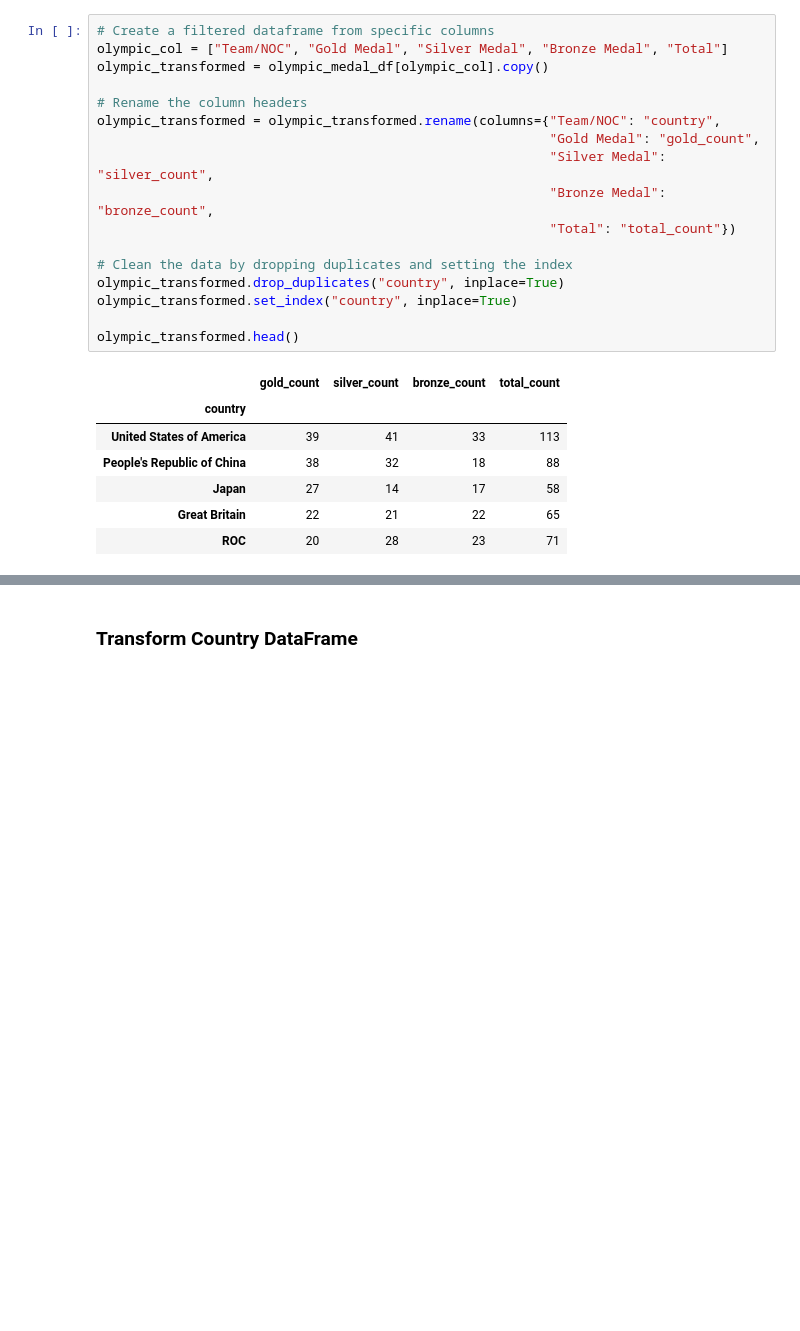
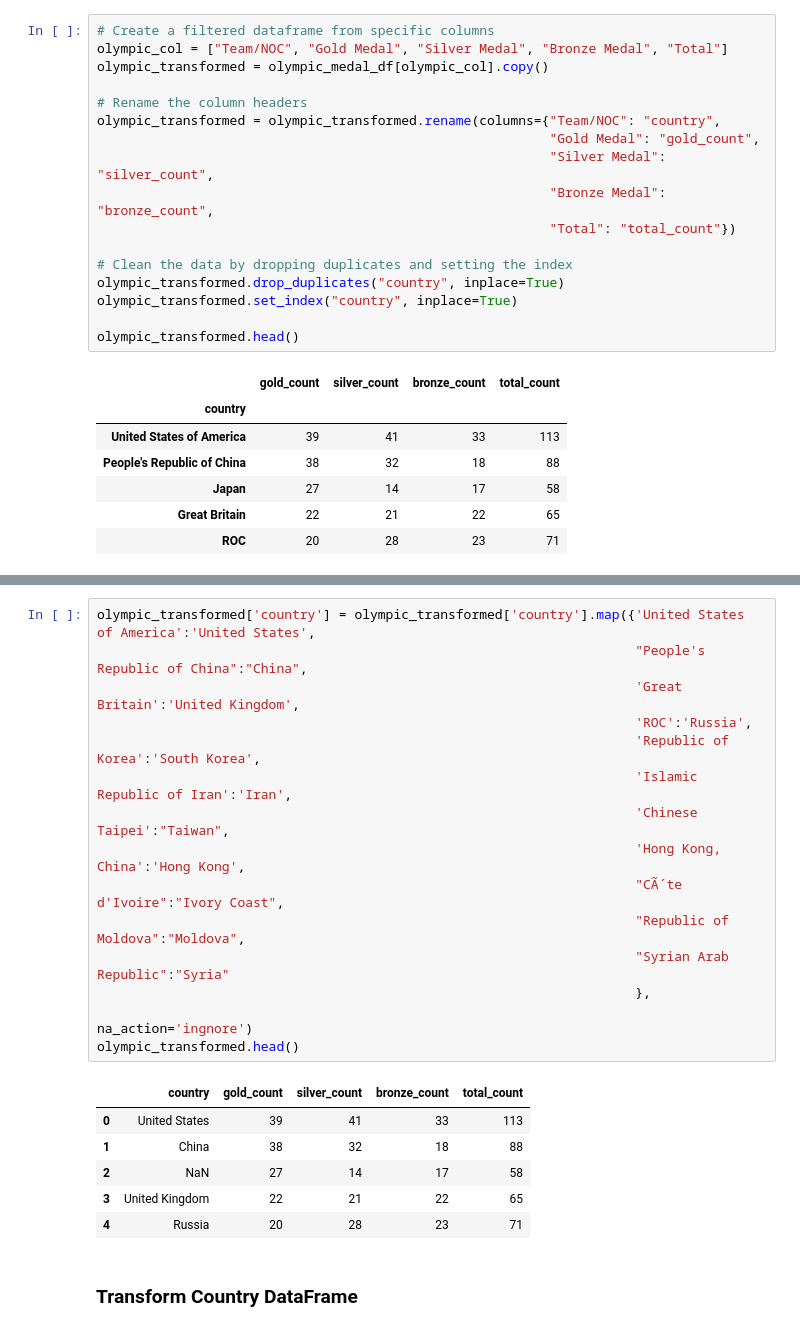
Before and after one commit to douglas-robertson/ETL-Project, a Jupyter notebook: pandas_etl.ipynb, the cells around one changed output, grey strips where cells are left out. Saved outputs shown, nothing was run; the diff lists cells and outputs as text; blank space fills up the shorter version.

```diff
--- a/pandas_etl.ipynb
+++ b/pandas_etl.ipynb
@@ -57,3 +82,25 @@ olympic_transformed.head()
+# %%
+olympic_transformed['country'] = olympic_transformed['country'].map({'United States of America':'United States',
+                                                                     "People's Republic of China":"China",
+                                                                     'Great Britain':'United Kingdom',
+                                                                     'ROC':'Russia',
+                                                                     'Republic of Korea':'South Korea',
+                                                                     'Islamic Republic of Iran':'Iran',
+                                                                     'Chinese Taipei':"Taiwan",
+                                                                     'Hong Kong, China':'Hong Kong',
+                                                                     "CÃ´te d'Ivoire":"Ivory Coast",
+                                                                     "Republic of Moldova":"Moldova",
+                                                                     "Syrian Arab Republic":"Syria"
+                                                                     },
+                                                                    na_action='ingnore')
+olympic_transformed.head()
+# %% [output]
+|  | country | gold_count | silver_count | bronze_count | total_count |
+| 0 | United States | 39 | 41 | 33 | 113 |
+| 1 | China | 38 | 32 | 18 | 88 |
+| 2 | NaN | 27 | 14 | 17 | 58 |
+| 3 | United Kingdom | 22 | 21 | 22 | 65 |
+| 4 | Russia | 20 | 28 | 23 | 71 |
 # %% [markdown]
 ### Transform Country DataFrame
 # %%
```
Also changed, not shown: parts of 3 cells of this notebook.
